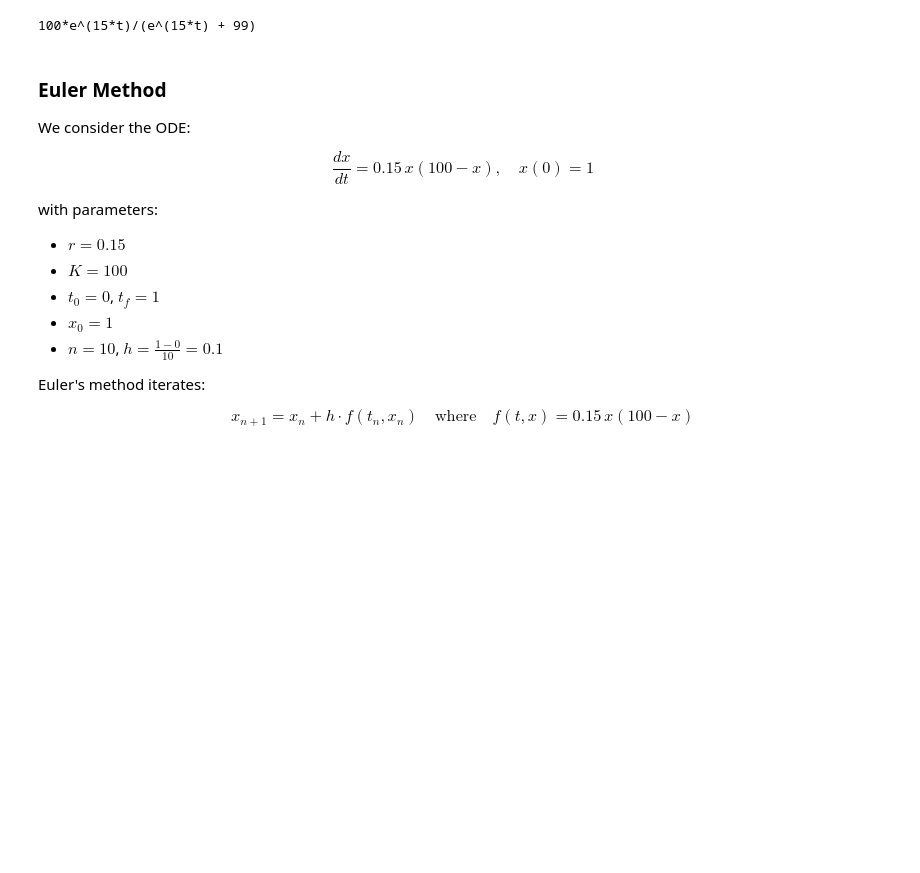
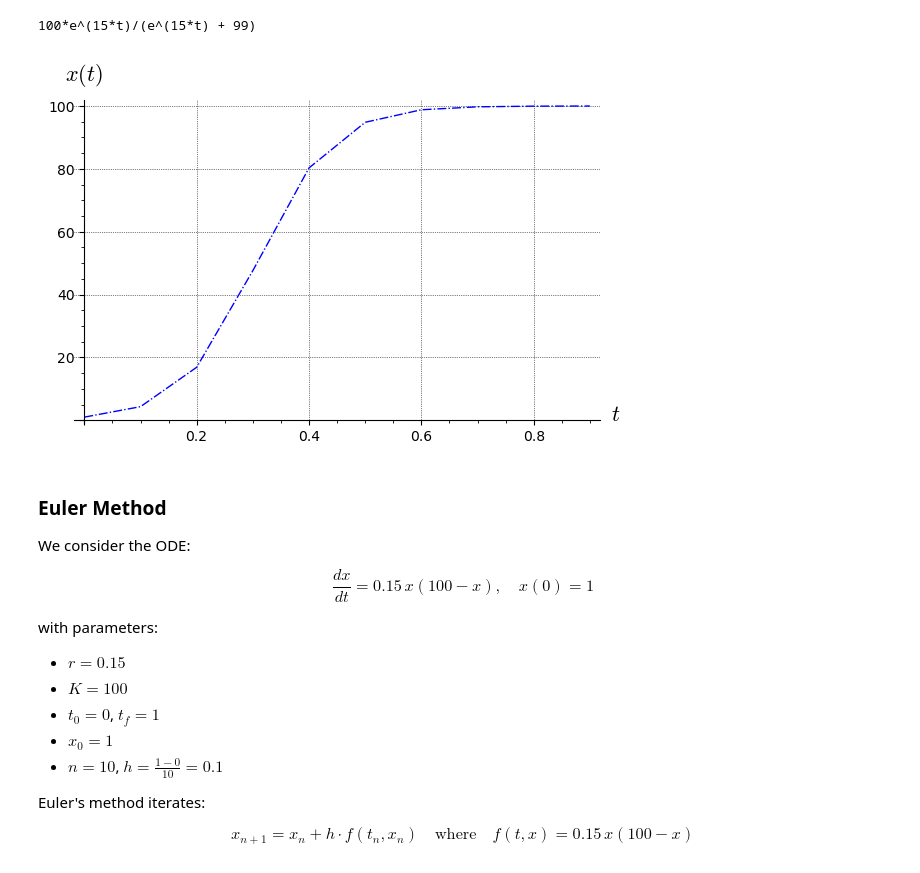
Before and after one commit to julihocc/itesm-ma2008b-notes, a Jupyter notebook: period-02/week-04/w204.ipynb, the cells around one changed output. Saved outputs shown, nothing was run; the diff lists cells and outputs as text; code cells hidden in the pictures; blank space fills up the shorter version.

```diff
--- a/period-02/week-04/w204.ipynb
+++ b/period-02/week-04/w204.ipynb
@@ -66,6 +66,11 @@ x_exact = solution.solve(u, to_poly_solve=True)[0].rhs()
 x_exact
 # %% [output]
 100*e^(15*t)/(e^(15*t) + 99)
+# %%
+sage_solution = list_plot(exact_solution, plotjoined=True, axes_labels=['$t$', '$x(t)$'], gridlines=True, linestyle="-.")
+sage_solution.show()
+# %% [output]
+[figure, added]
 # %%
 custom_grid = [t0 + i*step_size for i in range(n)]
 exact_solution = [[_t.n(), x_exact(t=_t).n()] for _t in custom_grid]
```
Also changed, not shown: parts of 5 cells of this notebook.
